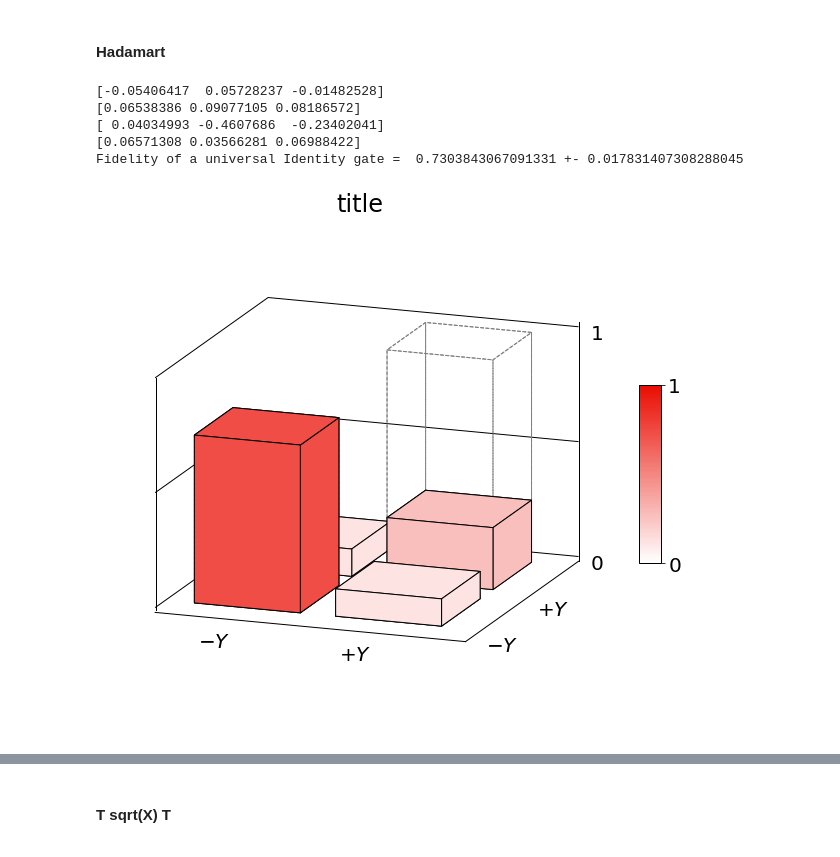
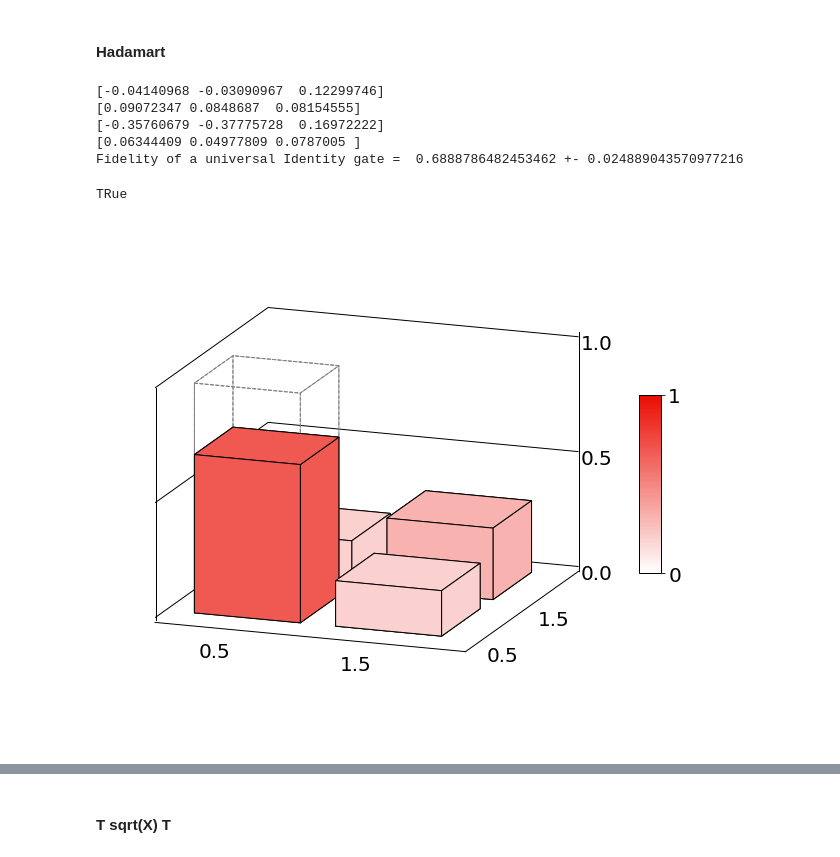
Before and after one commit to lukingroup/simnet, a Jupyter notebook: Notebooks/Blind_SingleNode_dataMatch.ipynb, the cells around one changed output, grey strips where cells are left out. Saved outputs shown, nothing was run; the diff lists cells and outputs as text; code cells hidden in the pictures.

```diff
--- a/Notebooks/Blind_SingleNode_dataMatch.ipynb
+++ b/Notebooks/Blind_SingleNode_dataMatch.ipynb
@@ -931,7 +941,7 @@ imperfections ={'contrast_noise': 0, #(0 not noisy or 1 noisy)
                 'mw_noise': 1, #(0 is stable or 1 noisy/underotates overroates every experimental shot)
                 'mw_fid_num': [b16_mwfid_unitary, b16_mwfid_unitary] # default fidelities
                }
-mu = 0.3
+mu = 0.2
 phi_array  = [np.pi/2, np.pi/2, np.pi/2]
 
 cluster_state_length = 3
@@ -938,6 +1085,6 @@ cluster_state_length = 3
 # %%
 n_rounds = 30 # estimate for 6 hrs of run
-el_rho_final_ideal = psi_ideal_Ym
+el_rho_final_ideal = rho_ideal_Ym
 
 rho_n_array_cl_had = np.empty((0, 2, 2), dtype=complex)
 rho_n_array_s_had = np.empty((0, 2, 2), dtype=complex)
@@ -948,7 +1095,7 @@ fid_n =  np.empty((0, 2), dtype=float)
 for i in range(n_rounds):
     # if i%100==0:
     #     print(i)
-    rho_output = single_qubit_universal_blind_gate_with_feedback(psi_ideal_Yp, imperfections, cluster_state_length, phi_array, mu)
+    rho_output = sim.single_qubit_universal_blind_gate_with_feedback(rho_ideal_Yp, imperfections, cluster_state_length, phi_array, mu)
     rho_s = rho_output[0]
     rho_cl = rho_output[1]
     rho_n_array_s_had = np.vstack([rho_n_array_s_had, [rho_s]])
@@ -975,18 +1122,19 @@ print(nxnynz_tot_std_s_had)
 
 print("Fidelity of a universal Identity gate = ", fid_ave_had, "+-", fid_ave_std_had)
 # %% [output]
-[-0.05406417  0.05728237 -0.01482528]
-[0.06538386 0.09077105 0.08186572]
-[ 0.04034993 -0.4607686  -0.23402041]
-[0.06571308 0.03566281 0.06988422]
-Fidelity of a universal Identity gate =  0.7303843067091331 +- 0.017831407308288045
+[-0.04140968 -0.03090967  0.12299746]
+[0.09072347 0.0848687  0.08154555]
+[-0.35760679 -0.37775728  0.16972222]
+[0.06344409 0.04977809 0.0787005 ]
+Fidelity of a universal Identity gate =  0.6888786482453462 +- 0.024889043570977216
 # %%
 rho = np.mean(rho_n_array_cl_had, axis = 0)
 # from Z to Y basis
 rho_y = U_transform_ztoy * rho * U_transform_ztoy.dag()
-plot_from_rho_Identity(rho_y, "title", "filename", 'Blues')
+plot_from_rho_Had(rho_y, "", "Hadamart_client", 'Reds', True)
 # %% [output]
+TRue
-[figure, old version]
+[figure, new version]
 # %%
 rho = np.mean(rho_n_array_s_had, axis = 0)
 # from Z to Y basis
```
Also changed, not shown: parts of 13 cells of this notebook, 10 other files.
